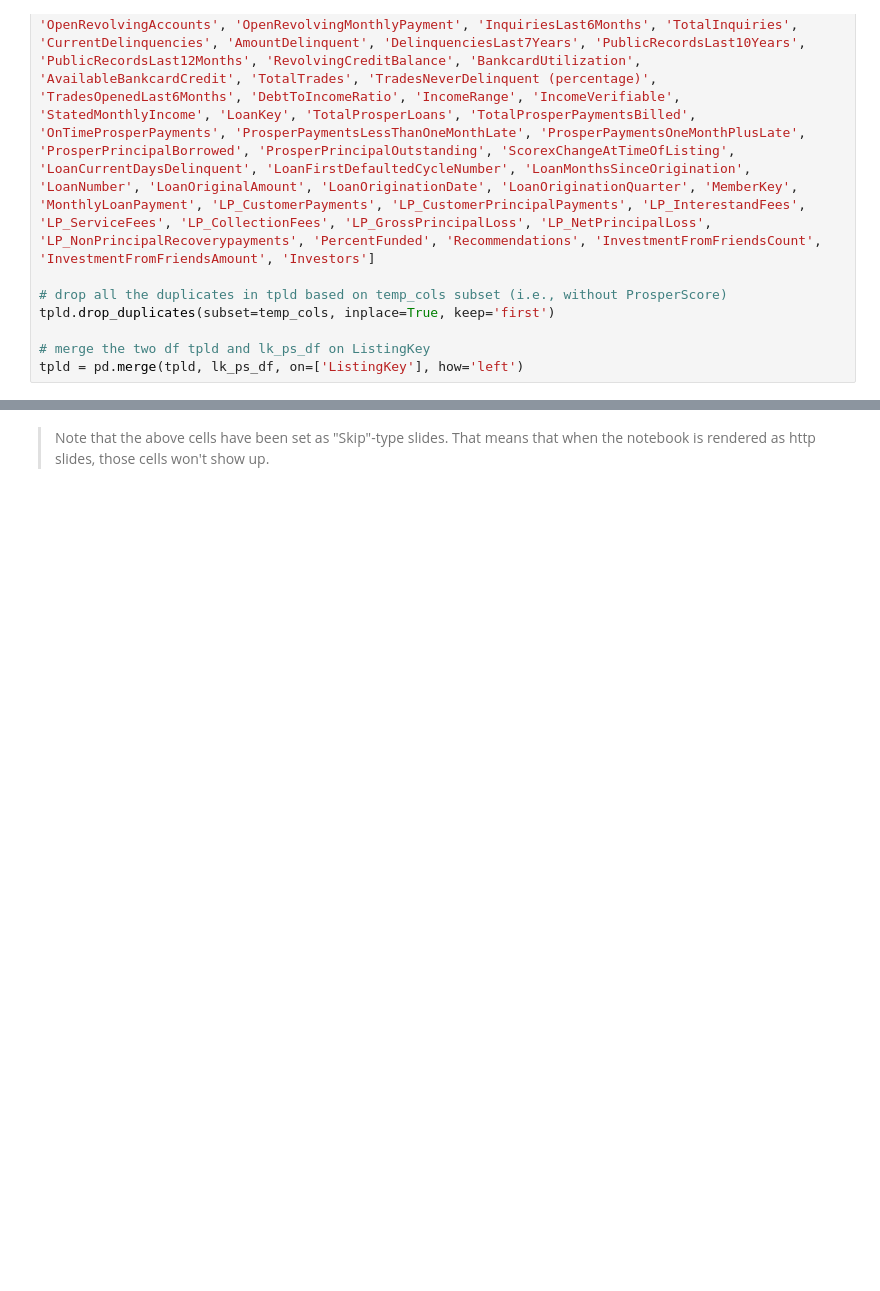
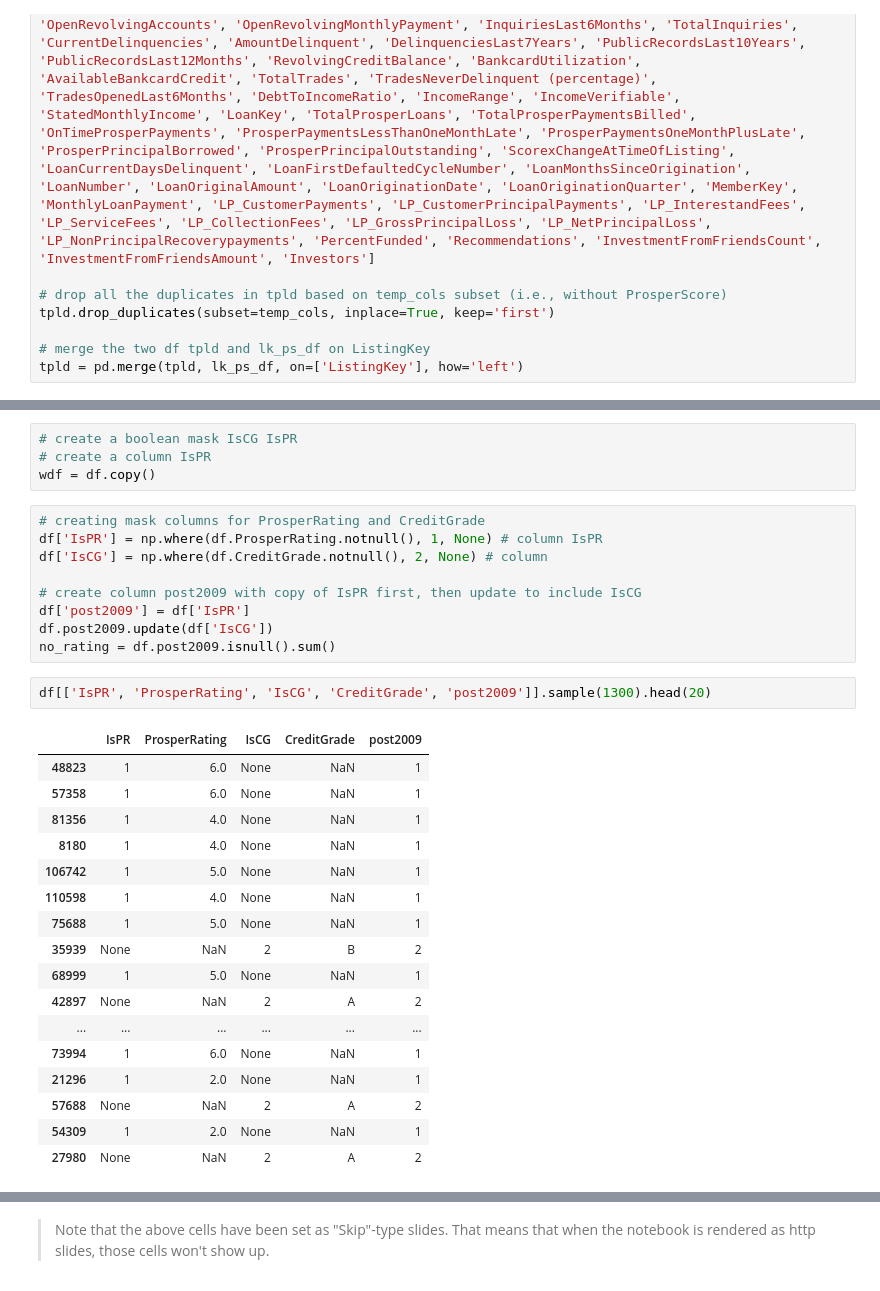
Before and after one commit to alf808/preposterous-octopus, a Jupyter notebook: explanatory_loan_data_slide_deck.ipynb, the cells around one changed output, grey strips where cells are left out. Cells and saved outputs as stored; diff of their text form; blank space fills up the shorter version.

```diff
--- a/explanatory_loan_data_slide_deck.ipynb
+++ b/explanatory_loan_data_slide_deck.ipynb
@@ -121,0 +126,33 @@ df.info()
+# %%
+# create a boolean mask IsCG IsPR
+# create a column IsPR
+wdf = df.copy()
+# %%
+# creating mask columns for ProsperRating and CreditGrade
+df['IsPR'] = np.where(df.ProsperRating.notnull(), 1, None) # column IsPR
+df['IsCG'] = np.where(df.CreditGrade.notnull(), 2, None) # column
+
+# create column post2009 with copy of IsPR first, then update to include IsCG
+df['post2009'] = df['IsPR']
+df.post2009.update(df['IsCG'])
+no_rating = df.post2009.isnull().sum()
+# %%
+df[['IsPR', 'ProsperRating', 'IsCG', 'CreditGrade', 'post2009']].sample(1300).head(20)
+# %% [output]
+|  | IsPR | ProsperRating | IsCG | CreditGrade | post2009 |
+| 48823 | 1 | 6.0 | None | NaN | 1 |
+| 57358 | 1 | 6.0 | None | NaN | 1 |
+| 81356 | 1 | 4.0 | None | NaN | 1 |
+| 8180 | 1 | 4.0 | None | NaN | 1 |
+| 106742 | 1 | 5.0 | None | NaN | 1 |
+| 110598 | 1 | 4.0 | None | NaN | 1 |
+| 75688 | 1 | 5.0 | None | NaN | 1 |
+| 35939 | None | NaN | 2 | B | 2 |
+| 68999 | 1 | 5.0 | None | NaN | 1 |
+| 42897 | None | NaN | 2 | A | 2 |
+| ... | ... | ... | ... | ... | ... |
+| 73994 | 1 | 6.0 | None | NaN | 1 |
+| 21296 | 1 | 2.0 | None | NaN | 1 |
+| 57688 | None | NaN | 2 | A | 2 |
+| 54309 | 1 | 2.0 | None | NaN | 1 |
+| 27980 | None | NaN | 2 | A | 2 |
```
Also changed, not shown: parts of 9 cells of this notebook.
